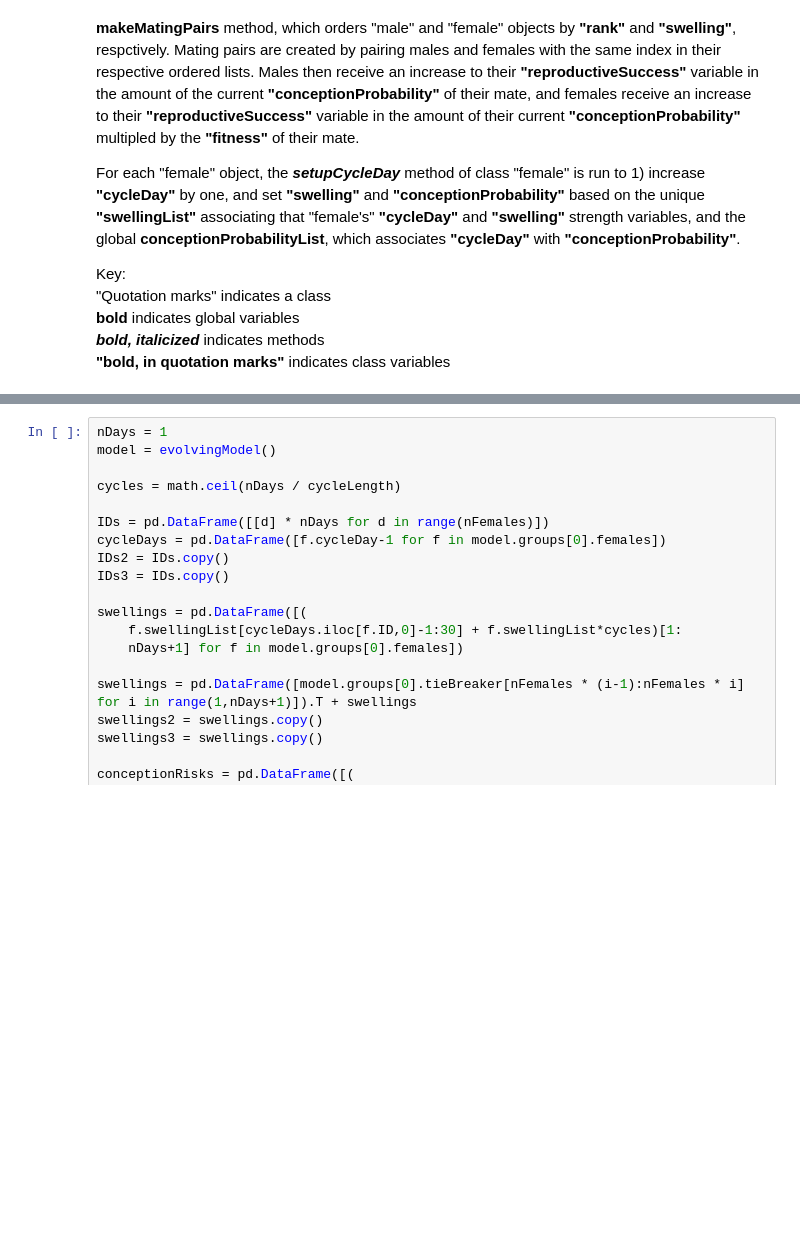
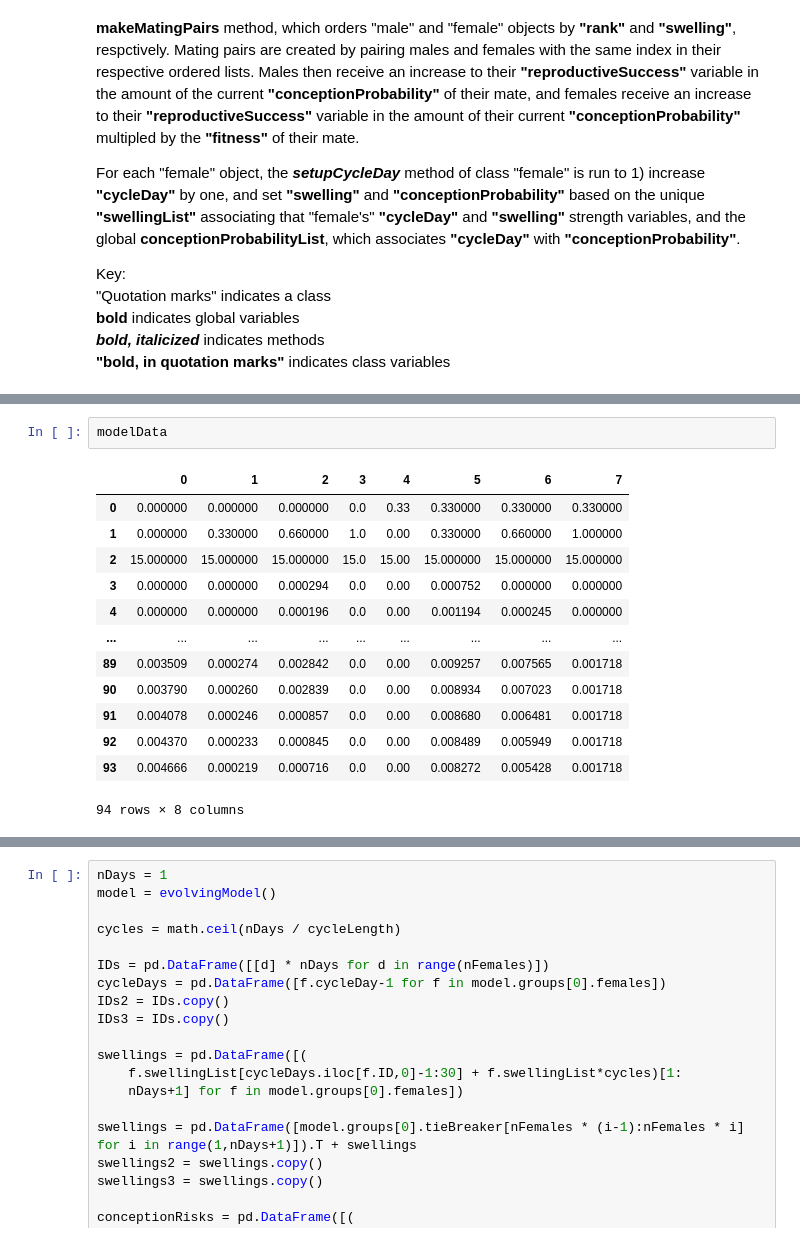
Before and after one commit to kevinrosenfield/FertilitySignalsABM, a Jupyter notebook: fertSignals_0d_GA_v2.ipynb, the cells around one changed output, grey strips where cells are left out. Saved outputs shown, nothing was run; the diff lists cells and outputs as text; blank space fills up the shorter version.

```diff
--- a/fertSignals_0d_GA_v2.ipynb
+++ b/fertSignals_0d_GA_v2.ipynb
@@ -286,0 +313,16 @@ plt.plot(range(30), model.groups[3].females[10].swellingList, 'bo')
+# %%
+modelData
+# %% [output]
+|  | 0 | 1 | 2 | 3 | 4 | 5 | 6 | 7 |
+| 0 | 0.000000 | 0.000000 | 0.000000 | 0.0 | 0.33 | 0.330000 | 0.330000 | 0.330000 |
+| 1 | 0.000000 | 0.330000 | 0.660000 | 1.0 | 0.00 | 0.330000 | 0.660000 | 1.000000 |
+| 2 | 15.000000 | 15.000000 | 15.000000 | 15.0 | 15.00 | 15.000000 | 15.000000 | 15.000000 |
+| 3 | 0.000000 | 0.000000 | 0.000294 | 0.0 | 0.00 | 0.000752 | 0.000000 | 0.000000 |
+| 4 | 0.000000 | 0.000000 | 0.000196 | 0.0 | 0.00 | 0.001194 | 0.000245 | 0.000000 |
+| ... | ... | ... | ... | ... | ... | ... | ... | ... |
+| 89 | 0.003509 | 0.000274 | 0.002842 | 0.0 | 0.00 | 0.009257 | 0.007565 | 0.001718 |
+| 90 | 0.003790 | 0.000260 | 0.002839 | 0.0 | 0.00 | 0.008934 | 0.007023 | 0.001718 |
+| 91 | 0.004078 | 0.000246 | 0.000857 | 0.0 | 0.00 | 0.008680 | 0.006481 | 0.001718 |
+| 92 | 0.004370 | 0.000233 | 0.000845 | 0.0 | 0.00 | 0.008489 | 0.005949 | 0.001718 |
+| 93 | 0.004666 | 0.000219 | 0.000716 | 0.0 | 0.00 | 0.008272 | 0.005428 | 0.001718 |
+94 rows × 8 columns
```
Also changed, not shown: parts of 13 cells of this notebook.
